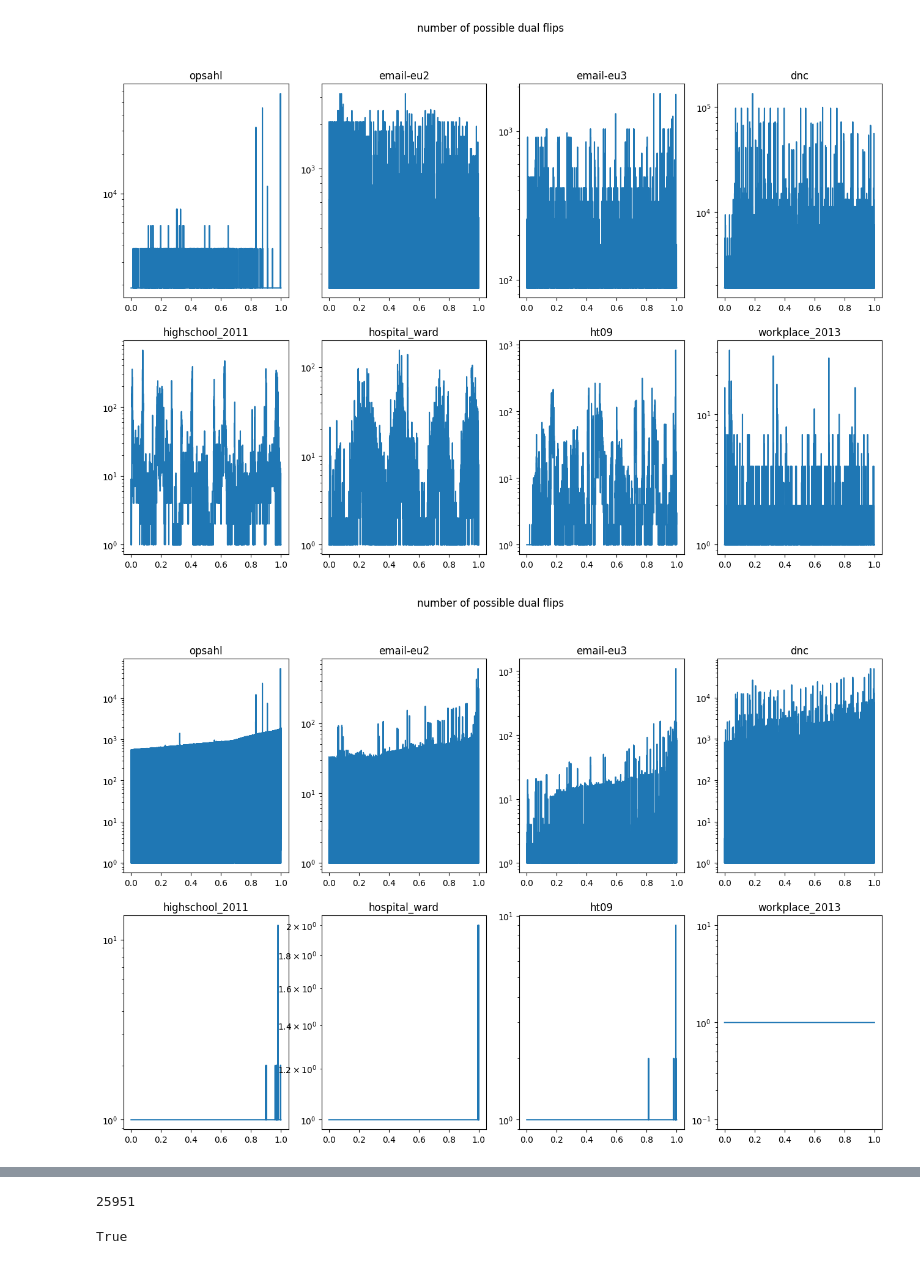
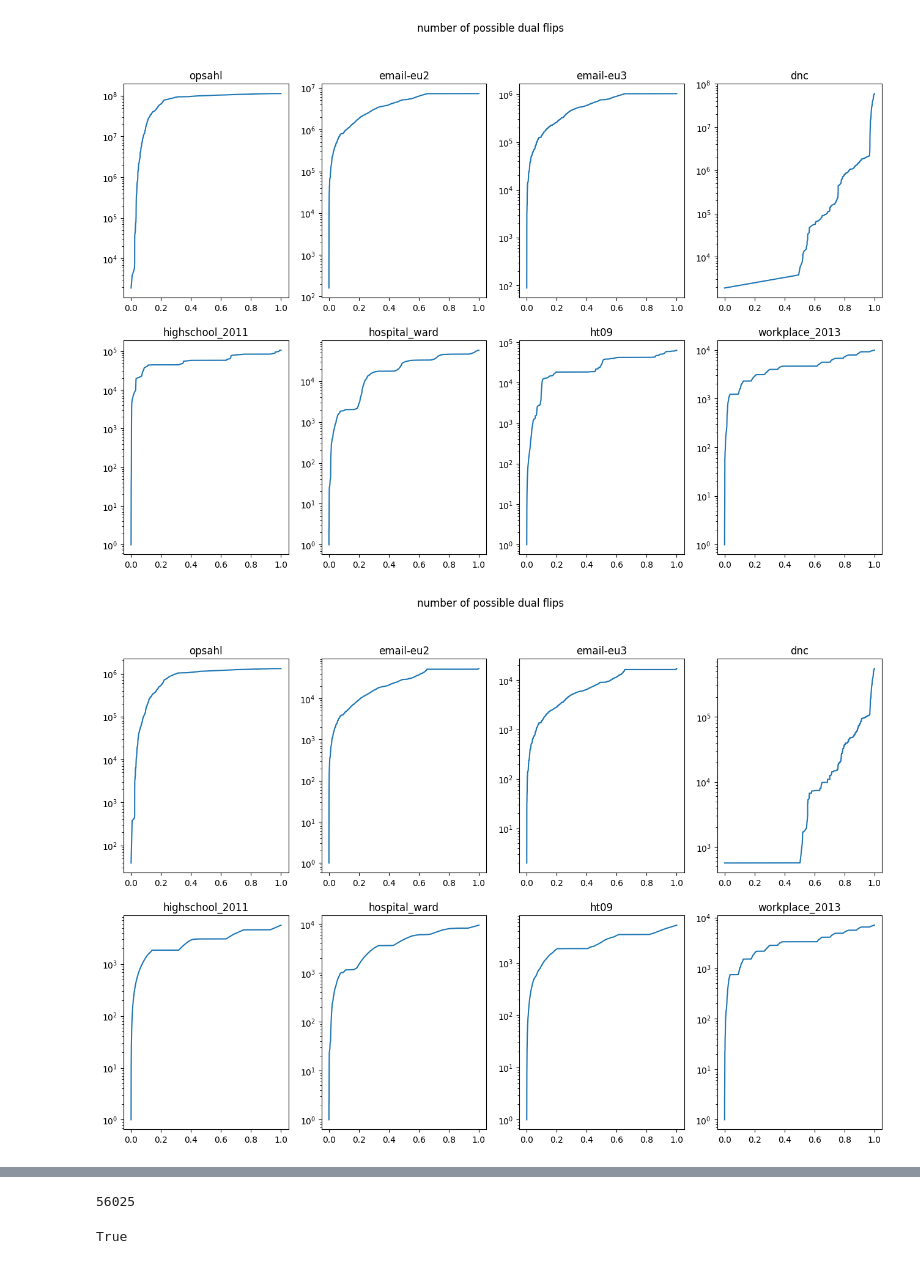
Before and after one commit to Feelx234/temp-nestmodel, a Jupyter notebook: notebooks/Temporal Properties.ipynb, the cells around one changed output, grey strips where cells are left out. Drawn from its saved outputs; the diff is of its cells as text; code cells hidden in the pictures.

```diff
--- a/notebooks/Temporal Properties.ipynb
+++ b/notebooks/Temporal Properties.ipynb
@@ -6,7 +6,7 @@ from tnestmodel.temp_fast_graph import SparseTempFastGraph
 from nestmodel.graph_properties import number_of_flips_possible
 import matplotlib.pyplot as plt
 # %%
-use_range_times = True
+use_range_times = False
 # %%
 def switch_in_out(E):
     out = np.empty_like(E)
@@ -17,4 +19,5 @@ def switch_in_out(E):
 # %%
+#%%snakeviz --new-tab
 Gs = []
 time_deltas = []
 hs = []
@@ -28,15 +31,16 @@ for dataset in datasets:
     nodes = np.unique(E[:, :2].ravel())
     total_time_diff = np.max(E[:,2])-np.min(E[:,2])
     time_deltas.append(total_time_diff)
-    h2 = int(round(total_time_diff*0.2))
+    h2 = int(round(total_time_diff*1.2))
 
     G = SparseTempFastGraph.from_temporal_edges(E, dataset.is_directed)
     if use_range_times:
         G.times = np.arange(len(G.times))
-        h2 = int(round(len(G.times*0.2)))
+        h2 = int(round(len(G.times*1.2)))
     G.assign_colors_to_slices(h=h2)
 
     hs.append(h2)
     Gs.append(G)
+    #break
 # %% [output]
 opsahl
@@ -59,11 +65,11 @@ max_d 5
 # %%
 from numpy.testing import assert_array_equal
 # %%
-for G in Gs:
-    for d_iter in range(len(G.slices[0].base_partitions)):
-        G.s.reset_colors(d_iter, G.h, mode="global")
-        print(d_iter)
-        for t, G_t in zip(G.times,G.slices):
-            G.s.advance_time(t)
-            #print(G.s.current_colors[G_t.global_nodes], G_t.base_partitions[d_iter])
-            assert_array_equal(G.s.current_colors[G_t.global_nodes], G_t.base_partitions[d_iter])
+#for G in Gs:
+#    for d_iter in range(len(G.slices[0].base_partitions)):
+#        G.s.reset_colors(d_iter, G.h, mode="global")
+#        print(d_iter)
+#        for t, G_t in zip(G.times,G.slices):
+#            G.s.advance_time(t)
+#            #print(G.s.current_colors[G_t.global_nodes], G_t.base_partitions[d_iter])
+#            assert_array_equal(G.s.current_colors[G_t.global_nodes], G_t.base_partitions[d_iter])
@@ -91,7 +79,7 @@ from numba import njit
 # %%
 from nestmodel.graph_properties import _source_only_number_of_flips_possible, _normal_number_of_flips_possible
 
-#@njit(cache=True)
+@njit(cache=True)
 def update_color_counts(affected_nodes, last_colors, new_colors, number_of_nodes_per_color):
     for node in affected_nodes:
         old_color = last_colors[node]
@@ -133,7 +121,7 @@ class NumberOfFlipsCalculator():
 
     def prepare(self, d):
         self.d = d
-        self.struct.reset_colors(d=d, h=self.h, mode="global")
+        self.struct.reset_colors(d=d, mode="global")
         if self.G_temp.is_directed:
             self.last_colors[:]=0
             self.number_of_nodes_per_color.clear()
@@ -269,19 +266,19 @@ plt.show()
 # %%
 max_depth = max([len(x.slices[0].base_partitions) for x in Gs])
 
 
 for d in range(max_depth):
     fig, axs = plt.subplots(nrows = 2, ncols = 4, figsize=(16,10))
     fig.suptitle("number of possible dual flips")
     axs = axs.ravel()
     for ax, dataset, t, arr in zip(axs, datasets, ts, arrs):
         if arr.shape[1]>d:
-            ax.plot(t, arr[:,d]+1)
+            ax.plot(t, np.cumsum(arr[:,d]+1))
             ax.set_title(dataset.name)
             ax.set_yscale("log")
             #print(dataset.name)
             #print(arr[:,0].min())
     plt.show()
 # %% [output]
-[figure, old version]
+[figure, new version]
-[figure, old version]
+[figure, new version]
@@ -291,7 +289,7 @@ for d in range(max_depth):
 # %%
 np.max(arrs[0][:,0]-arrs[0][:,1])
 # %% [output]
-25951
+56025
 # %%
 np.all(arrs[0][:,0]-arrs[0][:,1]>=0)
 # %% [output]
```
Also changed, not shown: parts of 11 cells of this notebook, 2 other files.
